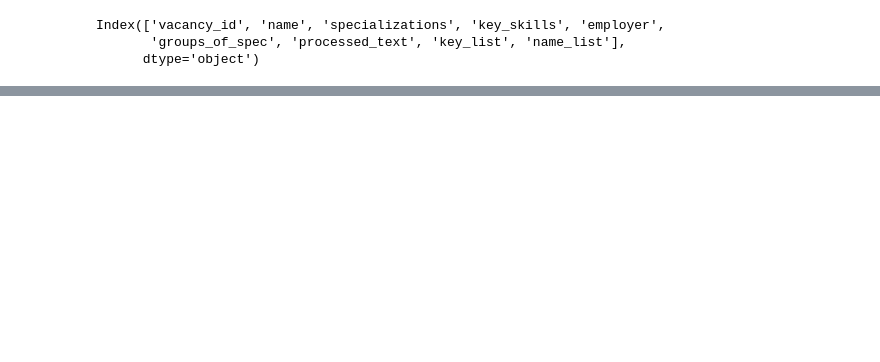
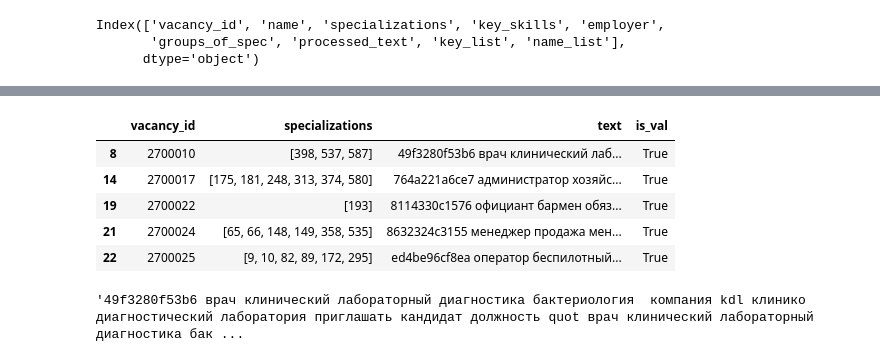
Before and after one commit to gleberof/dbt_hh, a Jupyter notebook: Notebooks/06. Unpivot train.ipynb, the cells around one changed output, grey strips where cells are left out. Cells and saved outputs as stored; diff of their text form; code cells hidden in the pictures; blank space fills up the shorter version.

```diff
--- a/Notebooks/06. Unpivot train.ipynb
+++ b/Notebooks/06. Unpivot train.ipynb
@@ -89,5 +92,3 @@ df['validation'] = df['vacancy_id'].apply(lambda x: x in test_vac_id)
 res = []
 for i, r in tqdm(df.iterrows(), total = df.shape[0]):
     res += unpivot(r)
-# %%
-df_unpivoted = pd.DataFrame(res)
@@ -99,0 +158,13 @@ df_unpivoted.to_parquet('df_unp_vector.pq')
+# %%
+test.head()
+# %% [output]
+|  | vacancy_id | specializations | text | is_val |
+| 8 | 2700010 | [398, 537, 587] | 49f3280f53b6 врач клинический лаб... | True |
+| 14 | 2700017 | [175, 181, 248, 313, 374, 580] | 764a221a6ce7 администратор хозяйс... | True |
+| 19 | 2700022 | [193] | 8114330c1576 официант бармен обяз... | True |
+| 21 | 2700024 | [65, 66, 148, 149, 358, 535] | 8632324c3155 менеджер продажа мен... | True |
+| 22 | 2700025 | [9, 10, 82, 89, 172, 295] | ed4be96cf8ea оператор беспилотный... | True |
+# %%
+test.iloc[0].text
+# %% [output]
+'49f3280f53b6 врач клинический лабораторный диагностика бактериология  компания kdl клинико диагностический лаборатория приглашать кандидат должность quot врач клинический лабораторный диагностика бак ...
```
Also changed, not shown: parts of 41 cells of this notebook, 6 other files.
